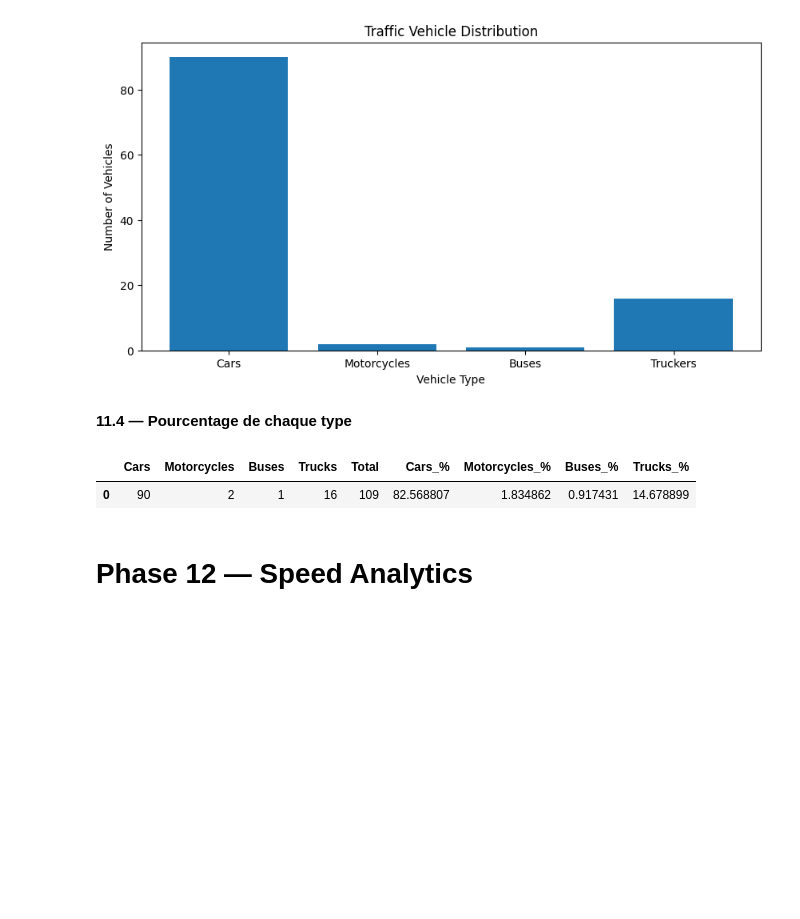
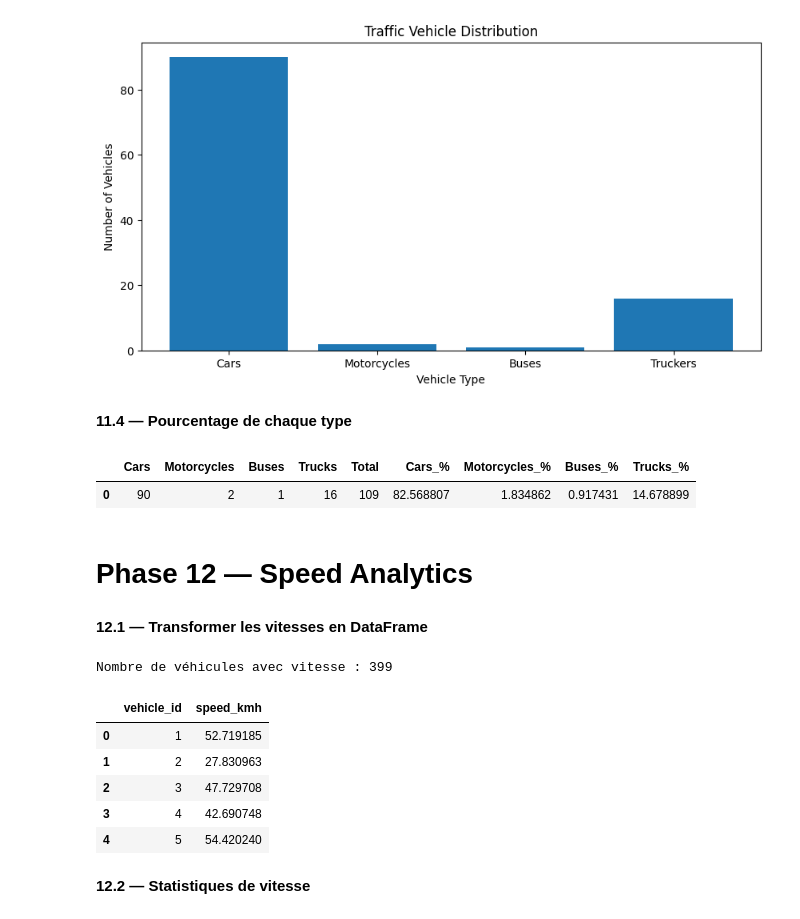
Before and after one commit to moun-13/SmartTrafficAI, a Jupyter notebook: notebooks/Smart_Traffic_AI.ipynb, the cells around one changed output. Drawn from its saved outputs; the diff is of its cells as text; code cells hidden in the pictures; blank space fills up the shorter version.

```diff
--- a/notebooks/Smart_Traffic_AI.ipynb
+++ b/notebooks/Smart_Traffic_AI.ipynb
@@ -1229,3 +1229,32 @@ df_traffic
 | 0 | 90 | 2 | 1 | 16 | 109 | 82.568807 | 1.834862 | 0.917431 | 14.678899 |
 # %% [markdown]
 # **Phase 12 — Speed Analytics**
+# %% [markdown]
+**12.1 — Transformer les vitesses en DataFrame**
+# %%
+import pandas as pd
+import numpy as np
+
+speed_data = []
+
+for track_id, speed in vehicle_speeds.items():
+    speed_data.append({
+        "vehicle_id": int(track_id),
+        "speed_kmh": float(speed)
+    })
+
+df_speed = pd.DataFrame(speed_data)
+
+print("Nombre de véhicules avec vitesse :", len(df_speed))
+
+df_speed.head()
+# %% [output]
+Nombre de véhicules avec vitesse : 399
+|  | vehicle_id | speed_kmh |
+| 0 | 1 | 52.719185 |
+| 1 | 2 | 27.830963 |
+| 2 | 3 | 47.729708 |
+| 3 | 4 | 42.690748 |
+| 4 | 5 | 54.420240 |
+# %% [markdown]
+**12.2 — Statistiques de vitesse**
```
Also changed, not shown: parts of 14 cells of this notebook.
